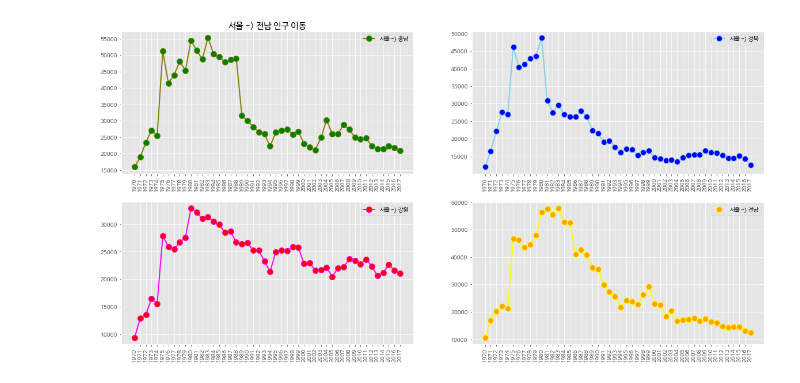
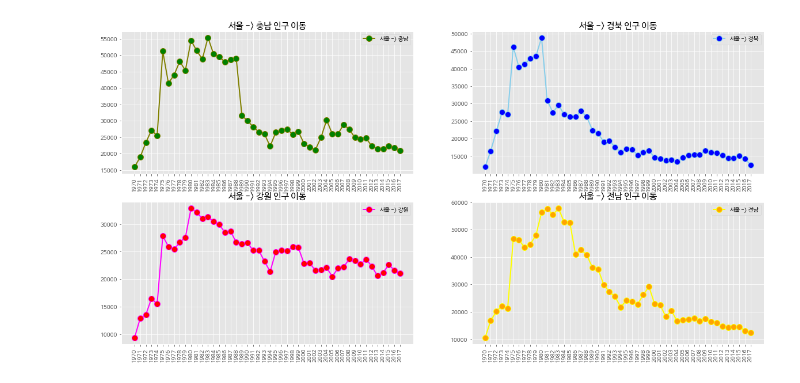
Before and after one commit to lala991204/pandas, a Jupyter notebook: 4_11_matplotlib_lines4.ipynb, the cells around one changed output. Saved outputs shown, nothing was run; the diff lists cells and outputs as text; code cells hidden in the pictures.

```diff
--- a/4_11_matplotlib_lines4.ipynb
+++ b/4_11_matplotlib_lines4.ipynb
@@ -59,34 +59,34 @@ ax2 = fig.add_subplot(2, 2, 2)
 ax3 = fig.add_subplot(2, 2, 3)
 ax4 = fig.add_subplot(2, 2, 4)
 
 # axe 객체에 plot 함수로 그래프 출력
 ax1.plot(col_years, df_4.loc['충청남도', :], marker='o', markerfacecolor='green',
          markersize=10, color='olive', linewidth=2, label='서울 -> 충남')
 ax2.plot(col_years, df_4.loc['경상북도', :], marker='o', markerfacecolor='blue',
         markersize=10, color='skyblue', linewidth=2, label='서울 -> 경북')
 ax3.plot(col_years, df_4.loc['강원도', :], marker='o', markerfacecolor='red',
         markersize=10, color='magenta', linewidth=2, label='서울 -> 강원' )
 ax4.plot(col_years, df_4.loc['전라남도', :], marker='o', markerfacecolor='orange',
          markersize=10, color='yellow', linewidth=2, label='서울 -> 전남')
 
 # 범례 표시
 ax1.legend(loc='best')
 ax2.legend(loc='best')
 ax3.legend(loc='best')
 ax4.legend(loc='best')
 
 # 차트 제목 추가
 ax1.set_title('서울 -> 충남 인구 이동', size=15)
-ax1.set_title('서울 -> 경북 인구 이동', size=15)
-ax1.set_title('서울 -> 강원 인구 이동', size=15)
-ax1.set_title('서울 -> 전남 인구 이동', size=15)
+ax2.set_title('서울 -> 경북 인구 이동', size=15)
+ax3.set_title('서울 -> 강원 인구 이동', size=15)
+ax4.set_title('서울 -> 전남 인구 이동', size=15)
 
 # 축 눈금 라벨 지정 및 90도 회전
 ax1.set_xticklabels(col_years, rotation=90)
 ax2.set_xticklabels(col_years, rotation=90)
 ax3.set_xticklabels(col_years, rotation=90)
 ax4.set_xticklabels(col_years, rotation=90)
 
 plt.show()    # 변경사항 저장하고 그래프 출력
 # %% [output]
-[figure, old version]
+[figure, new version]
```
